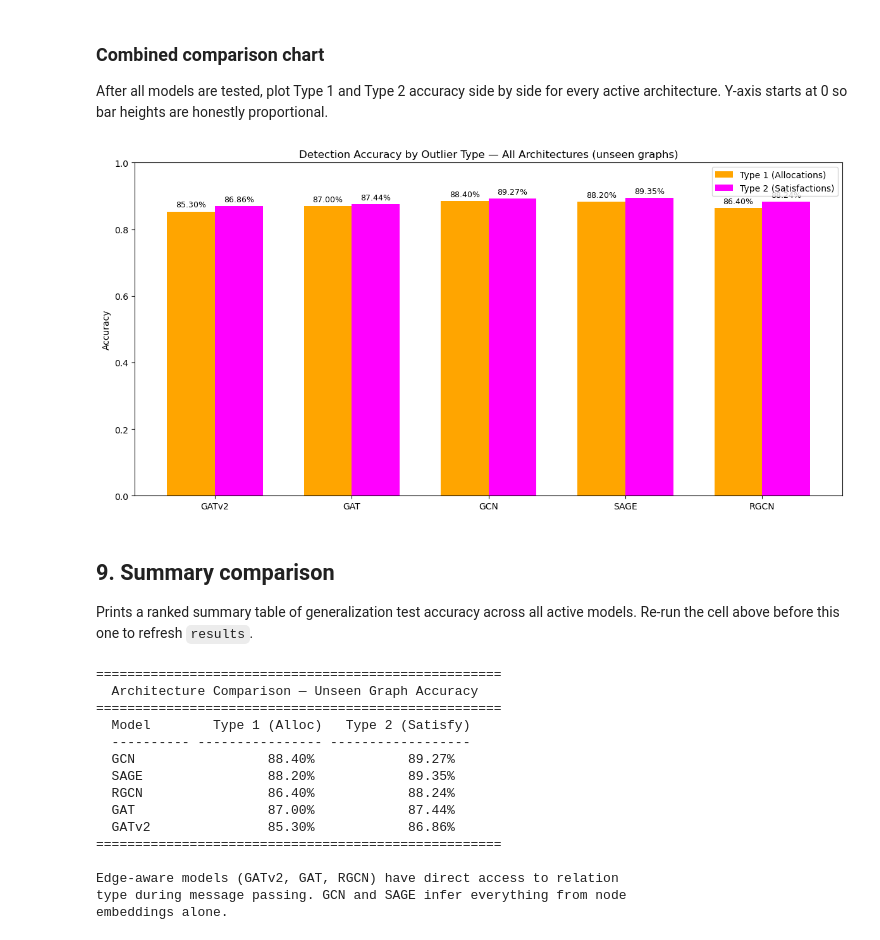
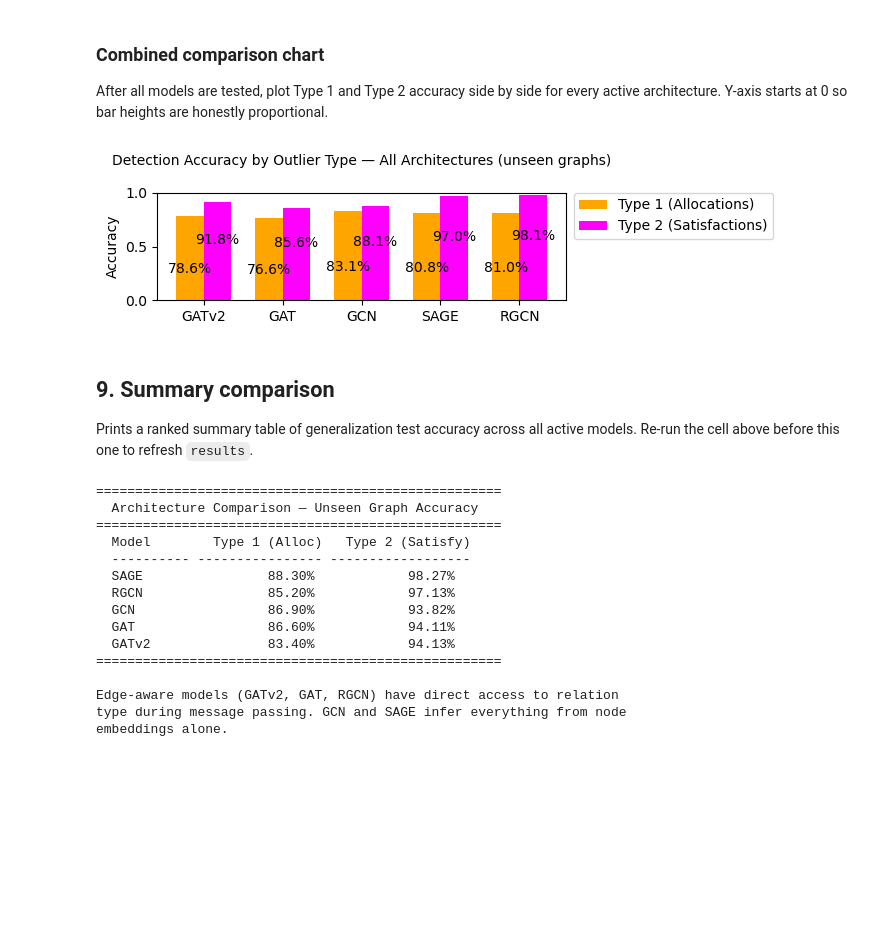
Before and after one commit to tcheb/ENGR521A, a Jupyter notebook: Synth_SE_data.ipynb, the cells around one changed output. Cells and saved outputs as stored; diff of their text form; code cells hidden in the pictures; blank space fills up the shorter version.

```diff
--- a/Synth_SE_data.ipynb
+++ b/Synth_SE_data.ipynb
@@ -583,9 +599,9 @@ def plot_se_aggregated_grid(G):
     plt.show()
 # %%
 # Generate and Plot
-g = generate_se_dataset_with_outliers_standard(req_size=50, req_depth=3,
-    func_size=50, func_depth=4,
-    comp_size=50, comp_depth=4,p_illegal_satisfy=0.05, p_missing_satisfy=0.1)
+g = generate_se_dataset_with_outliers_standard(req_size=500, req_depth=3,
+    func_size=500, func_depth=4,
+    comp_size=500, comp_depth=4,p_illegal_satisfy=0.05, p_missing_satisfy=0.1)
 #plot_se_system_v2(g)
 #plot_se_clustered_by_domain_and_tier(g)
 plot_se_aggregated_grid(g)
@@ -979,7 +995,7 @@ def test_gnn_consolidated(model, num_test_graphs=10,
     type2_results = {'true': [], 'pred': []}
 
     for _ in range(num_test_graphs):
-        g_test = generate_se_dataset_with_outliers(
+        g_test = generate_se_dataset_with_outliers_standard(
             req_size=req_size, req_depth=3,
             func_size=func_size, func_depth=4,
             comp_size=comp_size, comp_depth=4
@@ -1044,36 +1060,43 @@ After all models are tested, plot Type 1 and Type 2 accuracy side by side for ev
 # %%
 model_names      = [r['model'] for r in results]
 type1_accuracies = [r['type1_acc'] for r in results]
 type2_accuracies = [r['type2_acc'] for r in results]
 
 x     = np.arange(len(model_names))
 width = 0.35
 
-fig, ax = plt.subplots(figsize=(12, 6))
+fig, ax = plt.subplots(figsize=(7, 2))
 rects1 = ax.bar(x - width/2, type1_accuracies, width,
                 label='Type 1 (Allocations)', color='orange')
 rects2 = ax.bar(x + width/2, type2_accuracies, width,
                 label='Type 2 (Satisfactions)', color='magenta')
+ax.set_ylabel('Accuracy', fontsize=10)
 
-ax.set_ylabel('Accuracy')
-ax.set_title('Detection Accuracy by Outlier Type — All Architectures (unseen graphs)')
+ax.set_title('Detection Accuracy by Outlier Type — All Architectures (unseen graphs)',
+             fontsize=10, pad=20)
+
 ax.set_xticks(x)
 ax.set_xticklabels(model_names)
-ax.set_ylim(0, 1)   # Always start at 0 — truncated axes distort the comparison
-ax.legend()
+ax.set_ylim(0, 1)
 
-for rects in (rects1, rects2):
+ax.legend(bbox_to_anchor=(1.02, 1), loc='upper left', borderaxespad=0)
+
+# Iterate through the bar groups
+for i, rects in enumerate((rects1, rects2)):
+    # Flipped: Negative offset for Type 1 (orange), positive offset for Type 2 (magenta)
+    y_offset = -8 if i == 0 else 8
+
     for rect in rects:
         height = rect.get_height()
-        ax.annotate(f'{height:.2%}',
-                    xy=(rect.get_x() + rect.get_width() / 2, height),
-                    xytext=(0, 3), textcoords='offset points',
-                    ha='center', va='bottom', fontsize=9)
+        ax.annotate(f'{height:.1%}',
+                    xy=(rect.get_x() + rect.get_width() / 2, height / 2),
+                    xytext=(0, y_offset), textcoords='offset points',
+                    ha='center', va='center', fontsize=10, color='black')
 
 plt.tight_layout()
 plt.show()
 # %% [output]
-[figure, old version]
+[figure, new version]
 # %% [markdown]
 ## 9. Summary comparison
 
@@ -1099,11 +1122,11 @@ print("embeddings alone.")
 ====================================================
   Model        Type 1 (Alloc)   Type 2 (Satisfy)
   ---------- ---------------- ------------------
-  GCN                 88.40%            89.27%
-  SAGE                88.20%            89.35%
-  RGCN                86.40%            88.24%
-  GAT                 87.00%            87.44%
-  GATv2               85.30%            86.86%
+  SAGE                88.30%            98.27%
+  RGCN                85.20%            97.13%
+  GCN                 86.90%            93.82%
+  GAT                 86.60%            94.11%
+  GATv2               83.40%            94.13%
 ====================================================
 
 Edge-aware models (GATv2, GAT, RGCN) have direct access to relation
```
Also changed, not shown: parts of 8 cells of this notebook, 2 other files.
